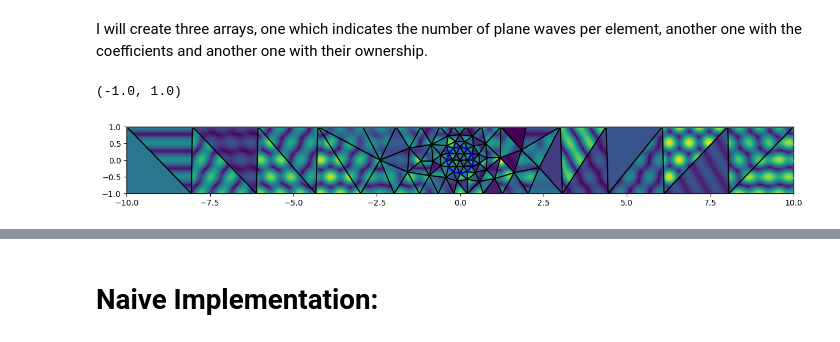
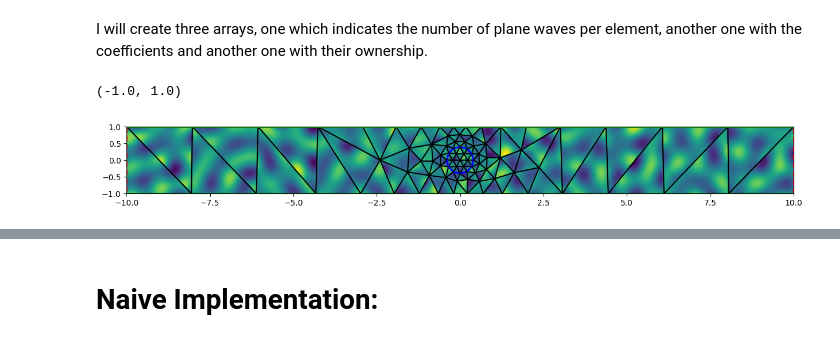
Before and after one commit to MPenaR/UWVFTrefftz, a Jupyter notebook: src/test_trefft.ipynb, the cells around one changed output, grey strips where cells are left out. Cells and saved outputs as stored; diff of their text form; code cells hidden in the pictures.

Commit message:
trefftz space, function and testfunction

```diff
--- a/src/test_trefft.ipynb
+++ b/src/test_trefft.ipynb
@@ -160,0 +317,7 @@ True
+# %%
+V = TrefftzSpace(Omega, np.tile([2,3], Omega.ne//2),{"Omega_i" : 1. , "Omega_e" : 2.})
+V.d[1]
+
+# Nth = 10
+# V = TrefftzSpace(Omega, Nth, {"Omega_i" : 15. , "Omega_e" : 7.})
+V.global_to_local
@@ -195,16 +370,18 @@ class TrefftzFun:
 # %%
-Nth = 3
-Np = np.full(Omega.ne, Nth, dtype=np.int32) #homogeneous number of plane waves
-k_in = 70
-k_out = 7
-kappa = [ k_out if e.mat == "Omega_e" else k_in for e in Omega.Elements()]
-f = TrefftzFun(Omega, Np, kappa)
+# Nth = 3
+# Np = np.full(Omega.ne, Nth, dtype=np.int32) #homogeneous number of plane waves
+# k_in = 70
+# k_out = 7
+# kappa = [ k_out if e.mat == "Omega_e" else k_in for e in Omega.Elements()]
+# f = TrefftzFun(Omega, Np, kappa)
 # %%
 #f.set_coeffs(np.tile([1,0],Omega.ne))
-coeffs = np.random.randint(10,size=Nth*Omega.ne)
-#coeffs = np.random.uniform(-1, 1, Nth*Omega.ne) + 1.j * np.random.uniform(-1, 1, Nth*Omega.ne)
+#coeffs = np.random.randint(20,size=Nth*Omega.ne)
+coeffs = 10*np.random.uniform(-1, 1, Nth*Omega.ne) + 10*1.j * np.random.uniform(-1, 1, Nth*Omega.ne)
 
-f.set_coeffs(coeffs)
+#f.set_coeffs(coeffs)
+# %%
+f = TrefftzFunction(V,coeffs)
 # %%
 Ny = 50
 Nx = 10*Ny
@@ -215,14 +392,14 @@ X, Y = np.meshgrid(x,y)
 Z =  np.reshape([ f(x_, y_) for x_, y_ in zip( X.ravel(), Y.ravel()) ], [Ny,Nx])
 # %%
 _, ax = plt.subplots( figsize=(15,3))
-ax.imshow(np.abs(Z), origin="lower", extent=[-R,R,-H,H])
+ax.imshow(np.real(Z), origin="lower", extent=[-R,R,-H,H])
 plot_mesh(Omega, ax)
 ax.axis('square')
 ax.set_xlim([-R,R])
 ax.set_ylim([-H,H])
 # %% [output]
 (-1.0, 1.0)
-[figure, old version]
+[figure, new version]
 # %%
 _, ax = plt.subplots( figsize=(15,3))
 ax.contour(X,Y,np.abs(Z),10)
```
Also changed, not shown: parts of 21 cells of this notebook.
